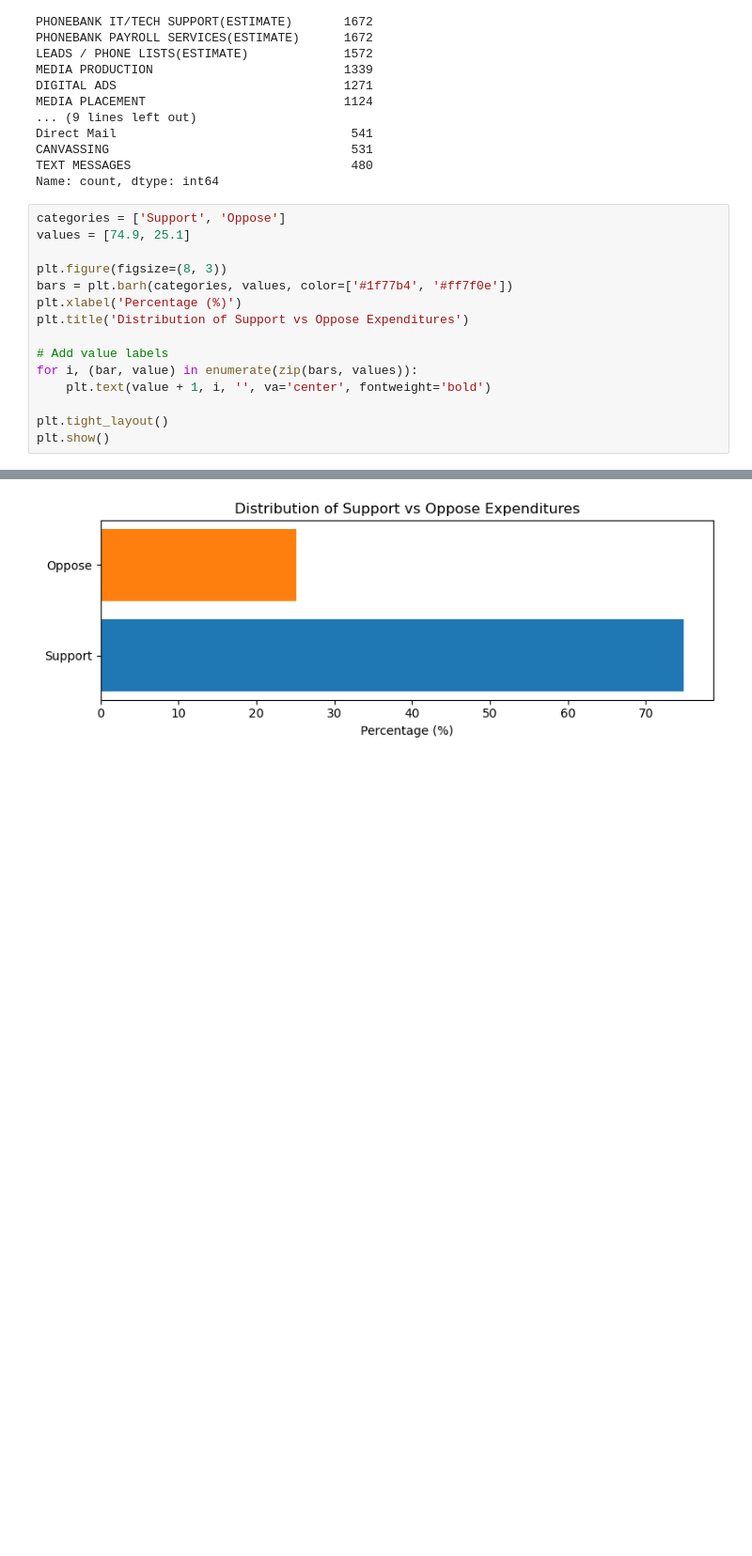
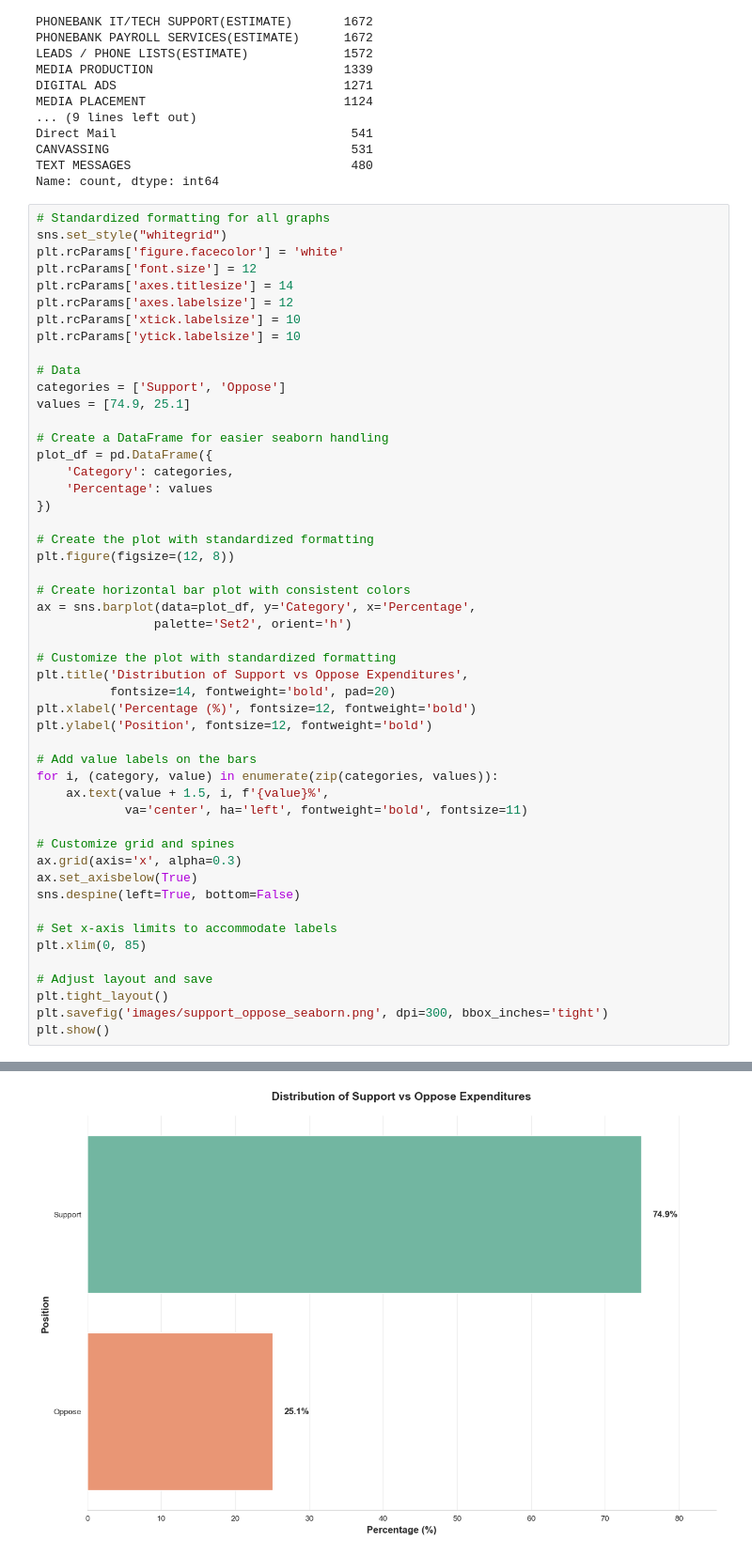
Before and after one commit to marobinette/DataScience, a Jupyter notebook: assignments/shared/weekThree/ie.ipynb, the cells around one changed output, grey strips where cells are left out. Shown at 94% size. Drawn from its saved outputs; the diff is of its cells as text; blank space fills up the shorter version.

Commit message:
done wth political data

```diff
--- a/assignments/shared/weekThree/ie.ipynb
+++ b/assignments/shared/weekThree/ie.ipynb
@@ -475,18 +475,53 @@ CANVASSING                                 531
 TEXT MESSAGES                              480
 Name: count, dtype: int64
 # %%
+# Standardized formatting for all graphs
+sns.set_style("whitegrid")
+plt.rcParams['figure.facecolor'] = 'white'
+plt.rcParams['font.size'] = 12
+plt.rcParams['axes.titlesize'] = 14
+plt.rcParams['axes.labelsize'] = 12
+plt.rcParams['xtick.labelsize'] = 10
+plt.rcParams['ytick.labelsize'] = 10
+
+# Data
 categories = ['Support', 'Oppose']
 values = [74.9, 25.1]
 
-plt.figure(figsize=(8, 3))
-bars = plt.barh(categories, values, color=['#1f77b4', '#ff7f0e'])
-plt.xlabel('Percentage (%)')
-plt.title('Distribution of Support vs Oppose Expenditures')
+# Create a DataFrame for easier seaborn handling
+plot_df = pd.DataFrame({
+    'Category': categories,
+    'Percentage': values
+})
 
-# Add value labels
-for i, (bar, value) in enumerate(zip(bars, values)):
-    plt.text(value + 1, i, '', va='center', fontweight='bold')
+# Create the plot with standardized formatting
+plt.figure(figsize=(12, 8))
 
+# Create horizontal bar plot with consistent colors
+ax = sns.barplot(data=plot_df, y='Category', x='Percentage',
+                palette='Set2', orient='h')
+
+# Customize the plot with standardized formatting
+plt.title('Distribution of Support vs Oppose Expenditures',
+          fontsize=14, fontweight='bold', pad=20)
+plt.xlabel('Percentage (%)', fontsize=12, fontweight='bold')
+plt.ylabel('Position', fontsize=12, fontweight='bold')
+
+# Add value labels on the bars
+for i, (category, value) in enumerate(zip(categories, values)):
+    ax.text(value + 1.5, i, f'{value}%',
+            va='center', ha='left', fontweight='bold', fontsize=11)
+
+# Customize grid and spines
+ax.grid(axis='x', alpha=0.3)
+ax.set_axisbelow(True)
+sns.despine(left=True, bottom=False)
+
+# Set x-axis limits to accommodate labels
+plt.xlim(0, 85)
+
+# Adjust layout and save
 plt.tight_layout()
+plt.savefig('images/support_oppose_seaborn.png', dpi=300, bbox_inches='tight')
 plt.show()
 # %% [output]
@@ -493 +531 @@ plt.show()
-[figure, old version]
+[figure, new version]
```
Also changed, not shown: parts of 10 cells of this notebook, 10 other files.
